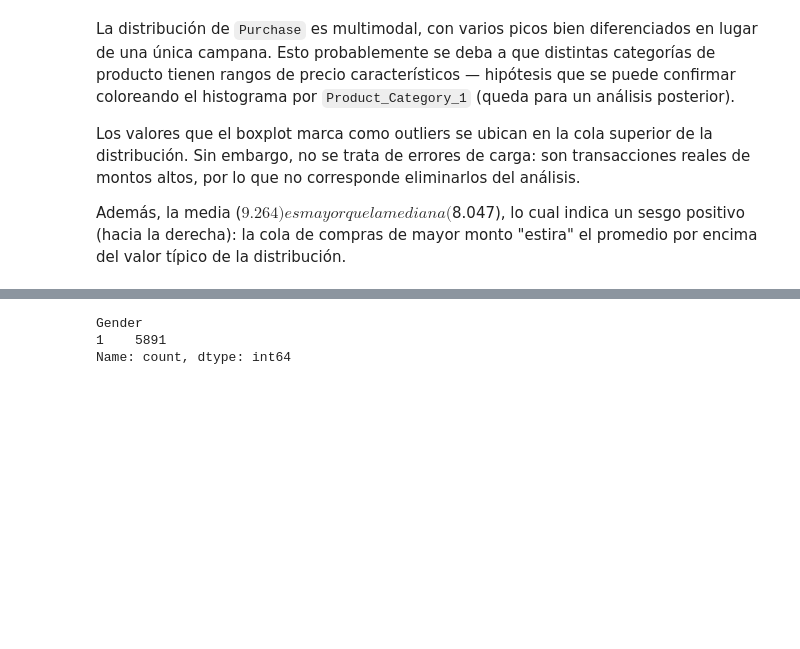
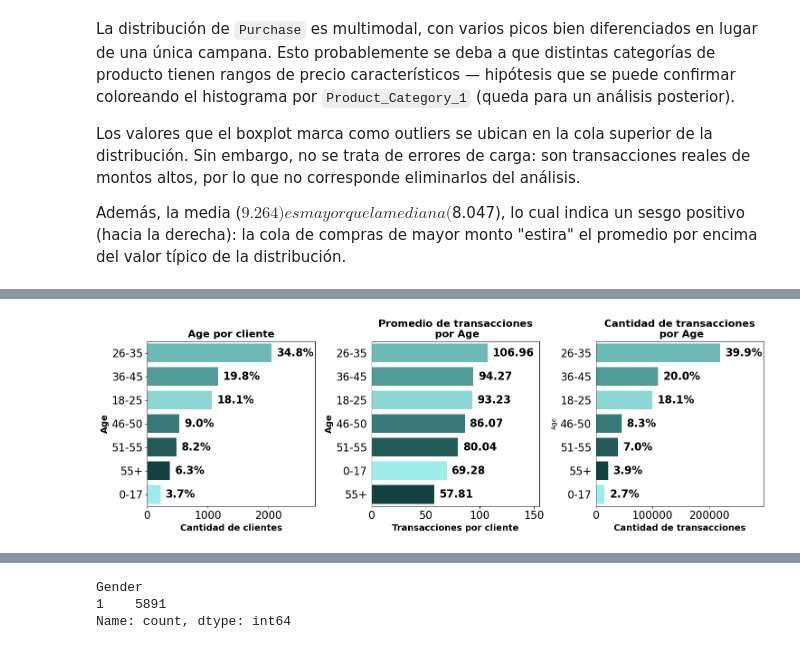
Before and after one commit to RafaelPigata/RP_blackfriday_sales_prediction, a Jupyter notebook: TP1.ipynb, the cells around one changed output, grey strips where cells are left out. Saved outputs shown, nothing was run; the diff lists cells and outputs as text; code cells hidden in the pictures; blank space fills up the shorter version.

```diff
--- a/TP1.ipynb
+++ b/TP1.ipynb
@@ -249,0 +345,89 @@ Además, la media ($9.264) es mayor que la mediana ($8.047), lo cual indica un s
+# %%
+usuarios_unicos = data.drop_duplicates(subset='User_ID')
+
+fig, axes = plt.subplots(1, 3, figsize=(15, 5))
+
+palette_age = {
+    '0-17': '#90fbf6',
+    '18-25': '#7fe4df',
+    '26-35': '#60c6c1',
+    '36-45': '#44a9a4',
+    '46-50': '#2a8782',
+    '51-55': '#176460',
+    '55+': '#0b4946'
+    }
+
+# Panel 1: por cliente único
+sns.countplot(y='Age', data=usuarios_unicos,
+              order=usuarios_unicos['Age'].value_counts().index,
+              ax=axes[0], hue='Age', palette=palette_age, legend=False)
+axes[0].set_title('Age por cliente', fontsize=16, fontweight='bold')
+axes[0].set_ylabel('Age', fontsize=14, fontweight='bold')
+axes[0].set_xlabel('Cantidad de clientes', fontsize=14, fontweight='bold')
+axes[0].tick_params(axis='both', labelsize=17)
+
+total_usuarios = len(usuarios_unicos)
+for p in axes[0].patches:
+    ancho = p.get_width()
+    porcentaje = f'{(ancho / total_usuarios) * 100:.1f}%'
+    axes[0].annotate(
+        porcentaje, (ancho, p.get_y() + p.get_height() / 2.0),
+        ha='left', va='center', xytext=(8, 0), textcoords='offset points',
+        fontsize=17, fontweight='bold',
+    )
+axes[0].set_xlim(0, usuarios_unicos['Age'].value_counts().max() * 1.35)
+
+# Panel 2: transacciones promedio por Age
+tx_por_cliente = (
+    data.groupby(['User_ID', 'Age']).size().reset_index(name='Transacciones')
+)
+promedio_tx = (
+    tx_por_cliente.groupby('Age')['Transacciones'].mean().reset_index()
+)
+sns.barplot(
+    y='Age', x='Transacciones', data=promedio_tx,
+    order=promedio_tx.sort_values(by='Transacciones', ascending=False)['Age'],
+    ax=axes[1], hue='Age', palette=palette_age, orient='h', legend=False,
+)
+axes[1].set_title('Promedio de transacciones\n por Age', fontsize=16, fontweight='bold')
+axes[1].set_ylabel('Age', fontsize=14, fontweight='bold')
+axes[1].tick_params(axis='y', left=False)
+axes[1].set_xlabel('Transacciones por cliente', fontsize=14, fontweight='bold')
+axes[1].tick_params(axis='both', labelsize=17)
+
+for p in axes[1].patches:
+    ancho = p.get_width()
+    axes[1].annotate(
+        f'{ancho:.2f}', (ancho, p.get_y() + p.get_height() / 2.0),
+        ha='left', va='center', xytext=(8, 0), textcoords='offset points',
+        fontsize=17, fontweight='bold',
+    )
+axes[1].set_xlim(0, promedio_tx['Transacciones'].max() * 1.45)
+
+# Panel 3: por transacción
+sns.countplot(y='Age', data=data,
+              order=data['Age'].value_counts().index,
+              ax=axes[2], hue='Age', palette=palette_age, legend=False)
+axes[2].set_title('Cantidad de transacciones\n por Age', fontsize=16, fontweight='bold')
+axes[1].set_ylabel('Age', fontsize=14, fontweight='bold')
+axes[2].tick_params(axis='y', left=False)
+axes[2].set_xlabel('Cantidad de transacciones', fontsize=14, fontweight='bold')
+axes[2].tick_params(axis='both', labelsize=17)
+
+total_transacciones = len(data)
+for p in axes[2].patches:
+    ancho = p.get_width()
+    porcentaje = f'{(ancho / total_transacciones) * 100:.1f}%'
+    axes[2].annotate(
+        porcentaje, (ancho, p.get_y() + p.get_height() / 2.0),
+        ha='left', va='center', xytext=(8, 0), textcoords='offset points',
+        fontsize=17, fontweight='bold',
+    )
+axes[2].set_xlim(0, data['Age'].value_counts().max() * 1.35)
+
+
+
+plt.tight_layout()
+plt.show()
+# %% [output]
+[figure, added]
```
Also changed, not shown: parts of 38 cells of this notebook.
